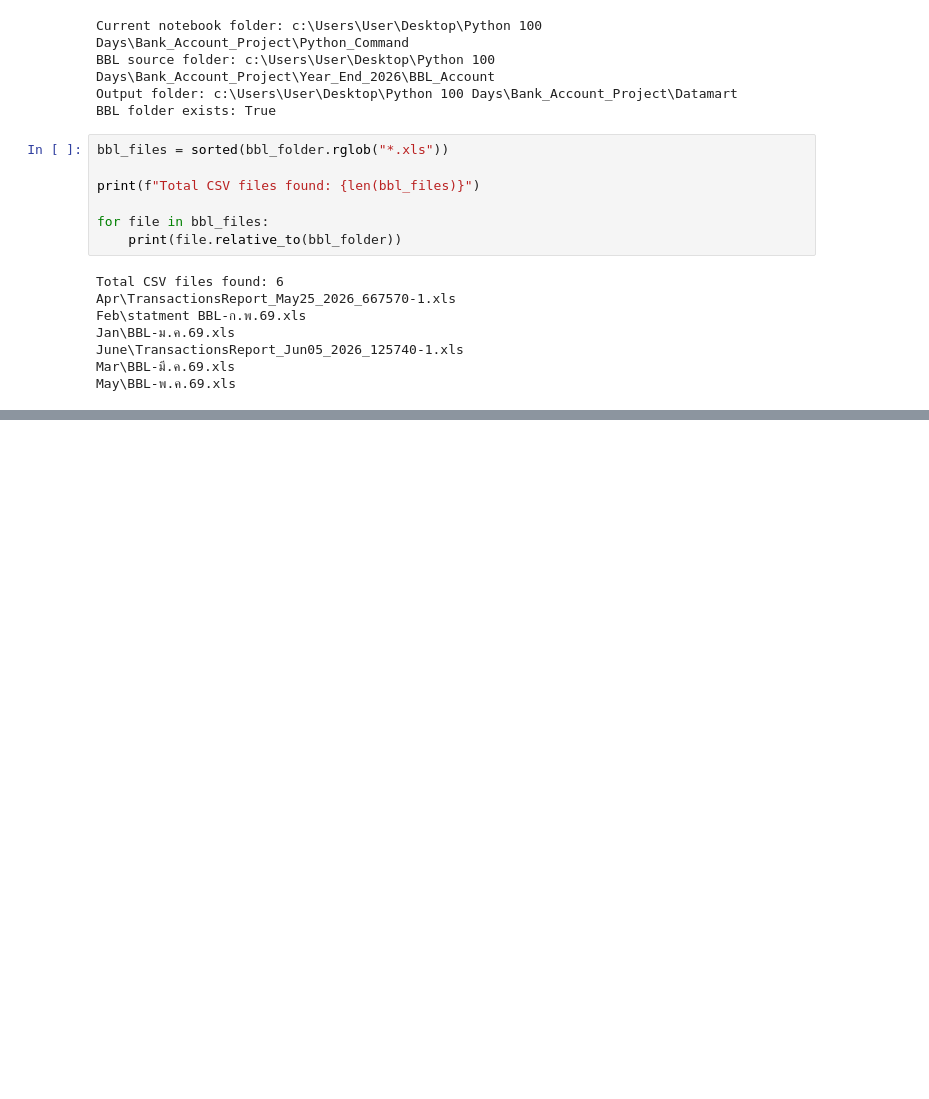
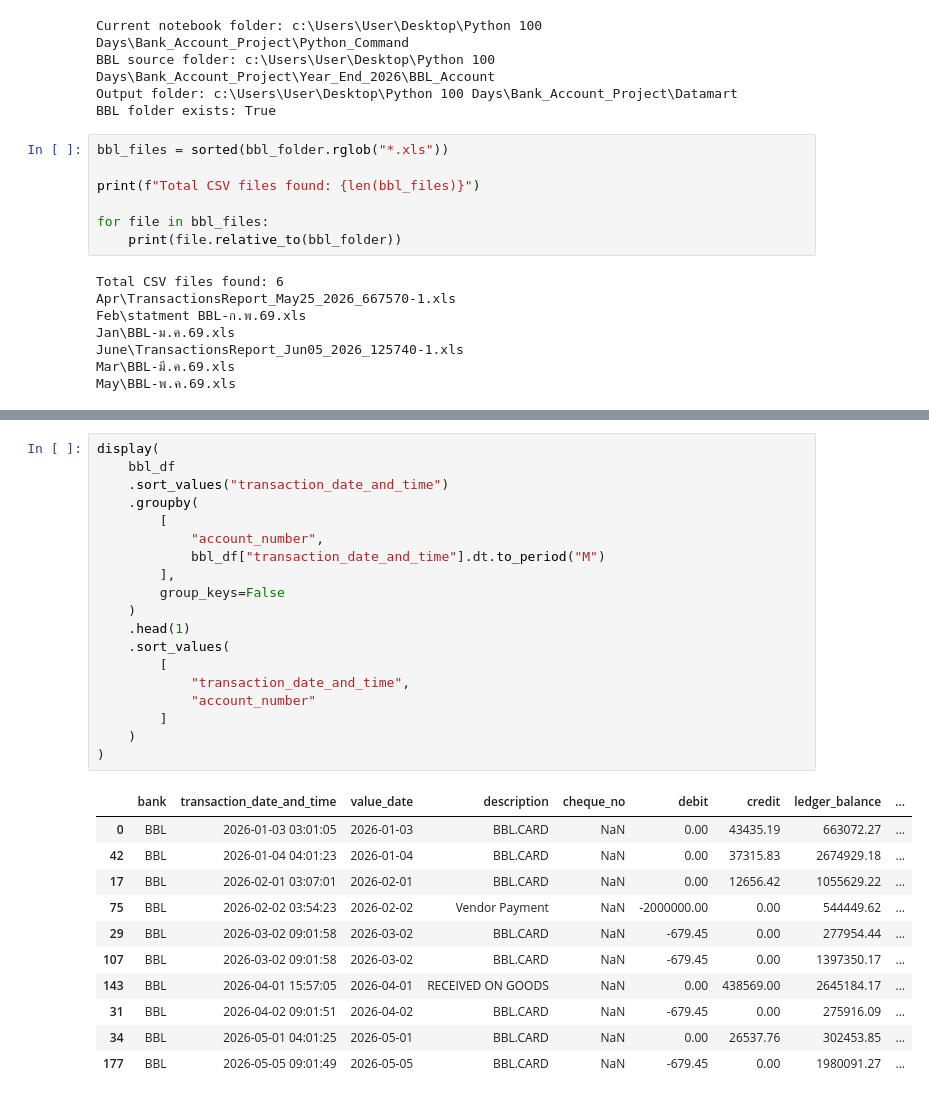
Before and after one commit to tawanwetaya-debug/bank_statement, a Jupyter notebook: Python_Command/BBL.ipynb, the cells around one changed output, grey strips where cells are left out. Saved outputs shown, nothing was run; the diff lists cells and outputs as text; blank space fills up the shorter version.

```diff
--- a/Python_Command/BBL.ipynb
+++ b/Python_Command/BBL.ipynb
@@ -54,0 +536,31 @@ UnicodeDecodeError: 'utf-8' codec can't decode byte 0xd0 in position 0: invalid
+# %%
+display(
+    bbl_df
+    .sort_values("transaction_date_and_time")
+    .groupby(
+        [
+            "account_number",
+            bbl_df["transaction_date_and_time"].dt.to_period("M")
+        ],
+        group_keys=False
+    )
+    .head(1)
+    .sort_values(
+        [
+            "transaction_date_and_time",
+            "account_number"
+        ]
+    )
+)
+# %% [output]
+|  | bank | transaction_date_and_time | value_date | description | cheque_no | debit | credit | ledger_balance | ... |
+| 0 | BBL | 2026-01-03 03:01:05 | 2026-01-03 | BBL.CARD | NaN | 0.00 | 43435.19 | 663072.27 | ... |
+| 42 | BBL | 2026-01-04 04:01:23 | 2026-01-04 | BBL.CARD | NaN | 0.00 | 37315.83 | 2674929.18 | ... |
+| 17 | BBL | 2026-02-01 03:07:01 | 2026-02-01 | BBL.CARD | NaN | 0.00 | 12656.42 | 1055629.22 | ... |
+| 75 | BBL | 2026-02-02 03:54:23 | 2026-02-02 | Vendor Payment | NaN | -2000000.00 | 0.00 | 544449.62 | ... |
+| 29 | BBL | 2026-03-02 09:01:58 | 2026-03-02 | BBL.CARD | NaN | -679.45 | 0.00 | 277954.44 | ... |
+| 107 | BBL | 2026-03-02 09:01:58 | 2026-03-02 | BBL.CARD | NaN | -679.45 | 0.00 | 1397350.17 | ... |
+| 143 | BBL | 2026-04-01 15:57:05 | 2026-04-01 | RECEIVED ON GOODS | NaN | 0.00 | 438569.00 | 2645184.17 | ... |
+| 31 | BBL | 2026-04-02 09:01:51 | 2026-04-02 | BBL.CARD | NaN | -679.45 | 0.00 | 275916.09 | ... |
+| 34 | BBL | 2026-05-01 04:01:25 | 2026-05-01 | BBL.CARD | NaN | 0.00 | 26537.76 | 302453.85 | ... |
+| 177 | BBL | 2026-05-05 09:01:49 | 2026-05-05 | BBL.CARD | NaN | -679.45 | 0.00 | 1980091.27 | ... |
```
Also changed, not shown: parts of 15 cells of this notebook, 5 other files.
